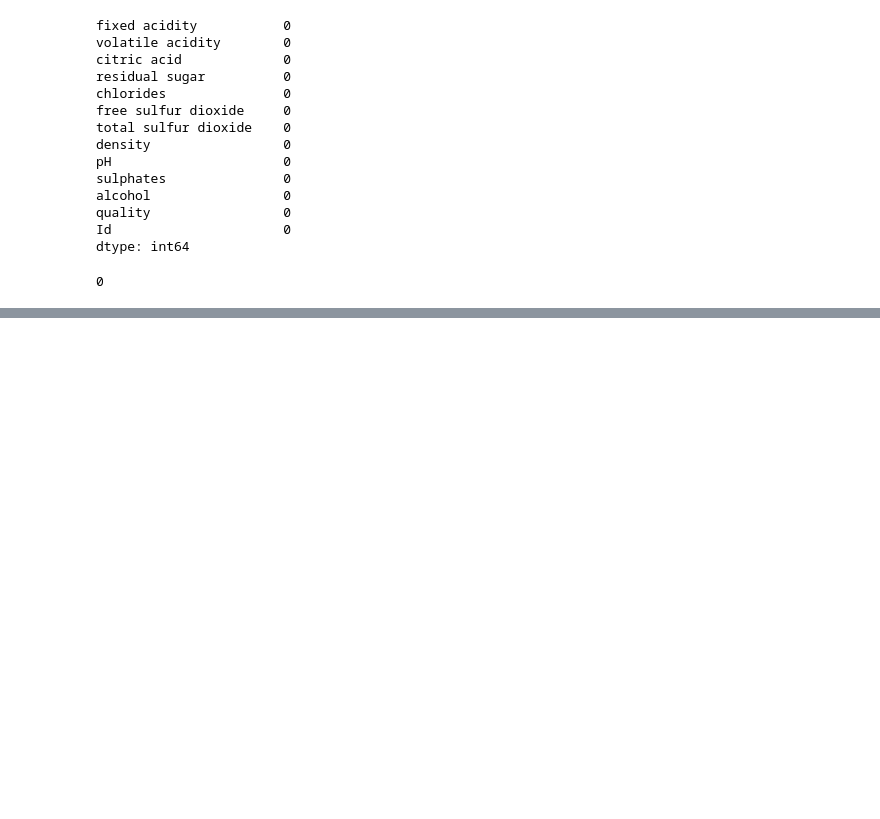
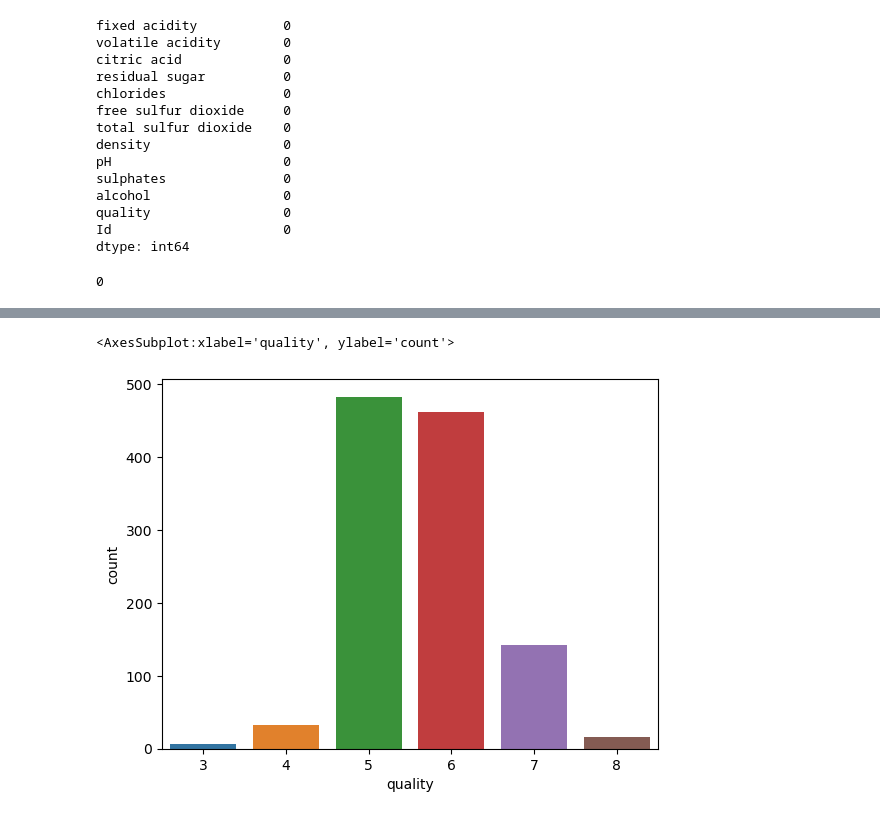
Before and after one commit to NancyArmah/Wine_Quality_Classification, a Jupyter notebook: wine_quality.ipynb, the cells around one changed output, grey strips where cells are left out. Drawn from its saved outputs; the diff is of its cells as text; code cells hidden in the pictures; blank space fills up the shorter version.

```diff
--- a/wine_quality.ipynb
+++ b/wine_quality.ipynb
@@ -79,0 +108,5 @@ data.duplicated().sum()
+# %%
+sns.countplot(x=data['quality'])
+# %% [output]
+<AxesSubplot:xlabel='quality', ylabel='count'>
+[figure, added]
```
Also changed, not shown: parts of 6 cells of this notebook.
